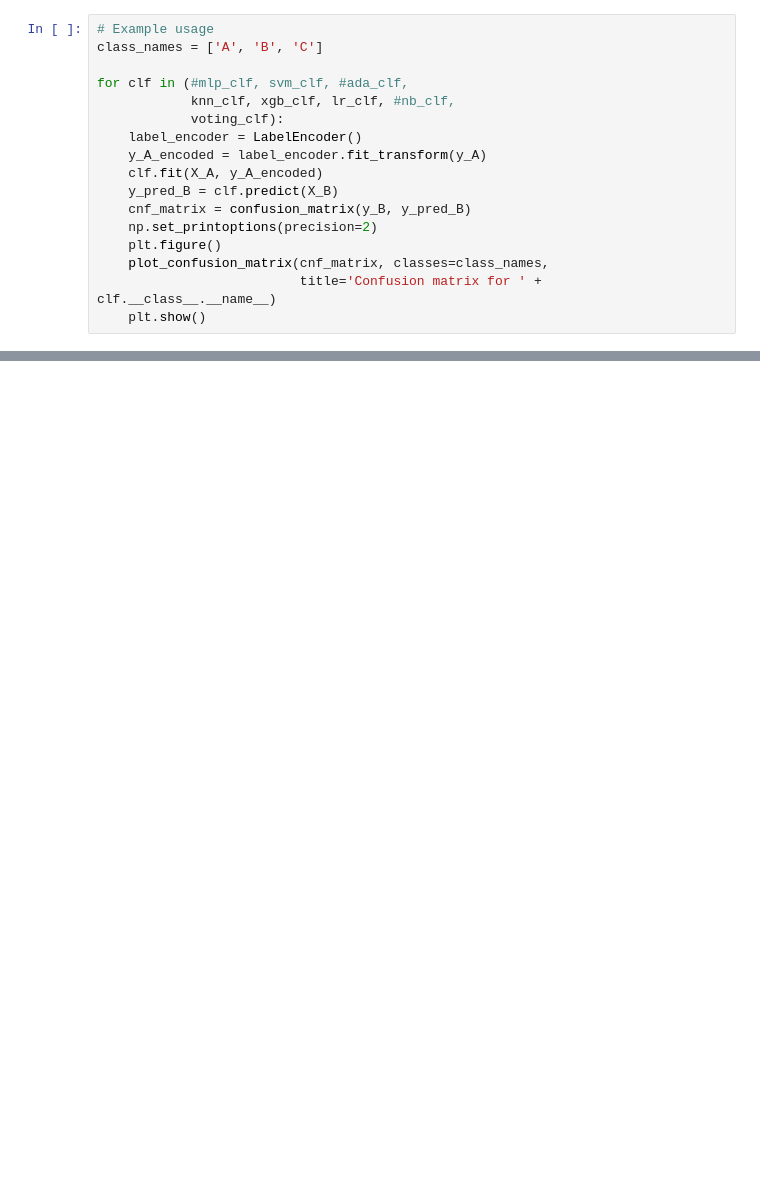
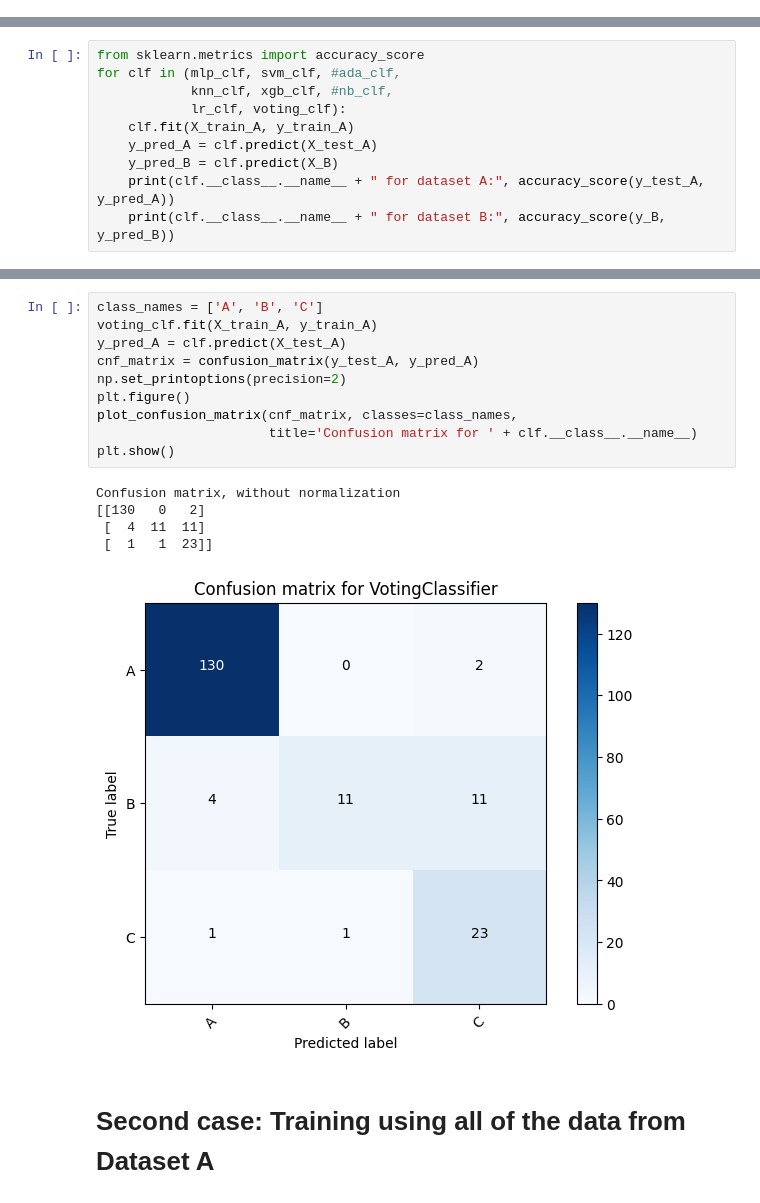
Before and after one commit to NimaFrj/Kaggle-Notebooks, a Jupyter notebook: transformer-paper.ipynb, the cells around one changed output, grey strips where cells are left out. Drawn from its saved outputs; the diff is of its cells as text; blank space fills up the shorter version.

Commit message:
Kaggle Notebook | Transformer-Paper | Version 9

```diff
--- a/transformer-paper.ipynb
+++ b/transformer-paper.ipynb
@@ -269,17 +0,0 @@ def plot_confusion_matrix(cm, classes, normalize=False, cmap=plt.cm.Blues, title
-# %%
-# Example usage
-class_names = ['A', 'B', 'C']
-
-for clf in (#mlp_clf, svm_clf, #ada_clf,
-            knn_clf, xgb_clf, lr_clf, #nb_clf,
-            voting_clf):
-    label_encoder = LabelEncoder()
-    y_A_encoded = label_encoder.fit_transform(y_A)
-    clf.fit(X_A, y_A_encoded)
-    y_pred_B = clf.predict(X_B)
-    cnf_matrix = confusion_matrix(y_B, y_pred_B)
-    np.set_printoptions(precision=2)
-    plt.figure()
-    plot_confusion_matrix(cnf_matrix, classes=class_names,
-                          title='Confusion matrix for ' + clf.__class__.__name__)
-    plt.show()
@@ -315,0 +170,10 @@ Confusion matrix, without normalization
+# %%
+from sklearn.metrics import accuracy_score
+for clf in (mlp_clf, svm_clf, #ada_clf,
+            knn_clf, xgb_clf, #nb_clf,
+            lr_clf, voting_clf):
+    clf.fit(X_train_A, y_train_A)
+    y_pred_A = clf.predict(X_test_A)
+    y_pred_B = clf.predict(X_B)
+    print(clf.__class__.__name__ + " for dataset A:", accuracy_score(y_test_A, y_pred_A))
+    print(clf.__class__.__name__ + " for dataset B:", accuracy_score(y_B, y_pred_B))
@@ -315,0 +193,18 @@ Confusion matrix, without normalization
+# %%
+class_names = ['A', 'B', 'C']
+voting_clf.fit(X_train_A, y_train_A)
+y_pred_A = clf.predict(X_test_A)
+cnf_matrix = confusion_matrix(y_test_A, y_pred_A)
+np.set_printoptions(precision=2)
+plt.figure()
+plot_confusion_matrix(cnf_matrix, classes=class_names,
+                      title='Confusion matrix for ' + clf.__class__.__name__)
+plt.show()
+# %% [output]
+Confusion matrix, without normalization
+[[130   0   2]
+ [  4  11  11]
+ [  1   1  23]]
+[figure, added]
+# %% [markdown]
+# Second case: Training using all of the data from Dataset A
```
Also changed, not shown: parts of 36 cells of this notebook.
